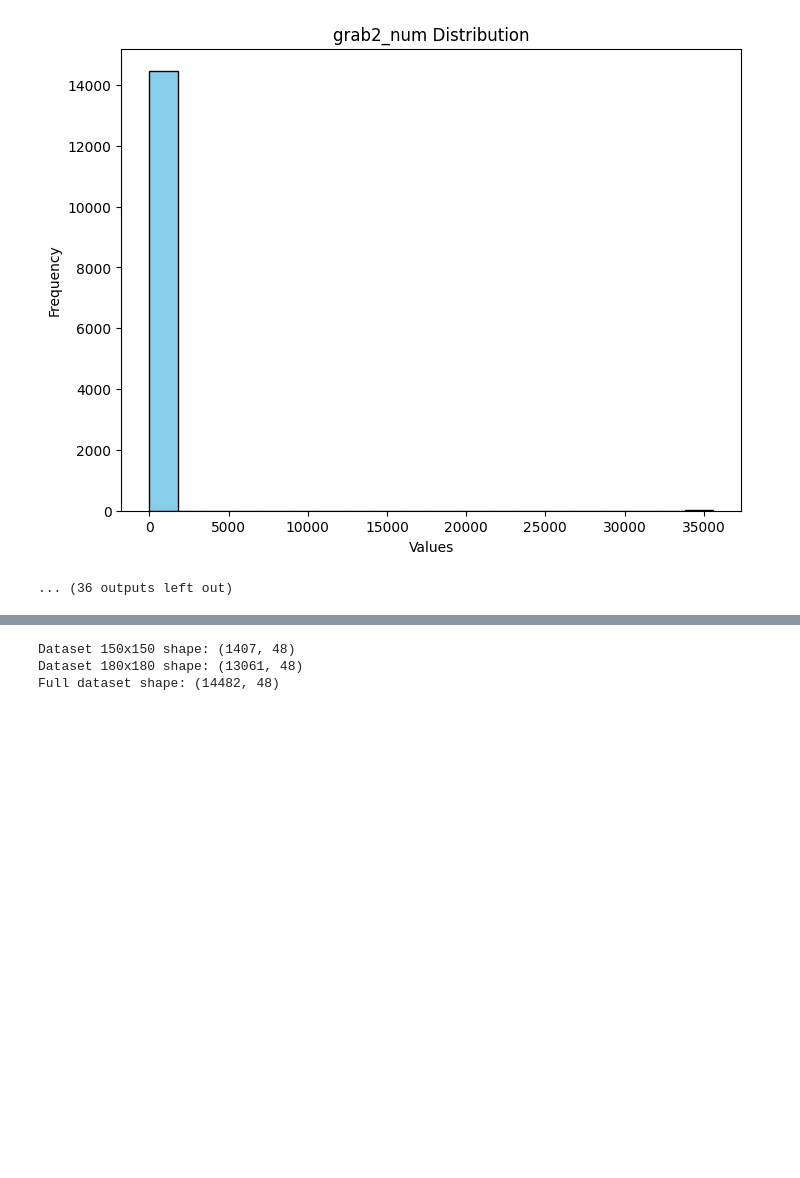
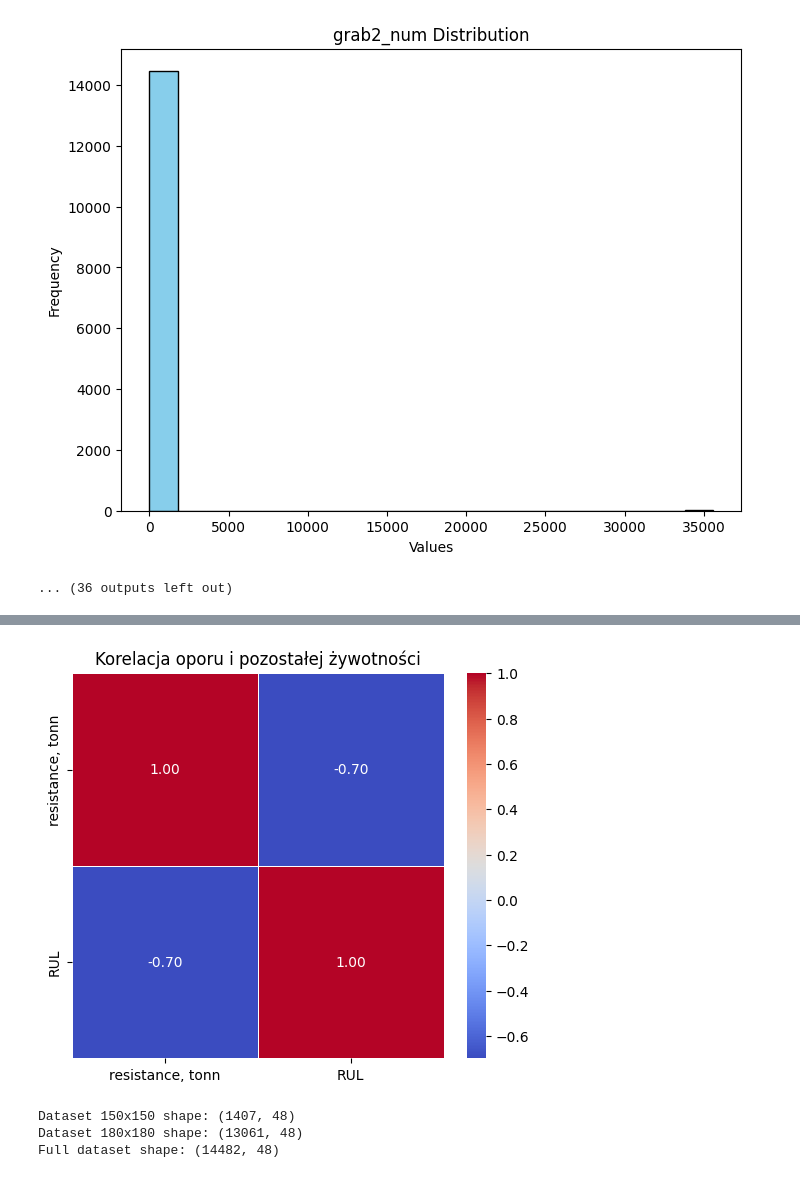
Before and after one commit to marus03/Engineer-s-Thesis, a Jupyter notebook: Untitled.ipynb, the cells around one changed output, grey strips where cells are left out. Saved outputs shown, nothing was run; the diff lists cells and outputs as text; code cells hidden in the pictures; blank space fills up the shorter version.

```diff
--- a/Untitled.ipynb
+++ b/Untitled.ipynb
@@ -230,3 +253,25 @@ for column in data.columns:
+# %%
+selected_columns = data[['resistance, tonn', 'RUL']]
+
+# Próg korelacji
+threshold = 0.2
+
+# Obliczanie macierzy korelacji Spearmana dla wybranych kolumn
+spearman_corr_matrix = selected_columns.corr(method='spearman')
+
+# Filtrowanie korelacji poniżej ustalonego progu
+filtered_spearman_corr_matrix = spearman_corr_matrix.where(
+    abs(spearman_corr_matrix) >= threshold, np.nan)
+
+# Wyświetlanie przefiltrowanej macierzy
+plt.figure(figsize=(6, 5))  # Dopasowanie rozmiaru wykresu
+sns.heatmap(filtered_spearman_corr_matrix, annot=True, cmap='coolwarm', fmt=".2f",
+            linewidths=0.5, mask=np.isnan(filtered_spearman_corr_matrix))
+
+plt.title("Korelacja oporu i pozostałej żywotności")
+plt.show()
+# %% [output]
+[figure, added]
 # %%
 dataset_150_raw = data[data['workpiece_slice_geometry'] == '150x150']
 dataset_180_raw = data[data['workpiece_slice_geometry'] == '180x180']
```
Also changed, not shown: parts of 1 cell of this notebook.
